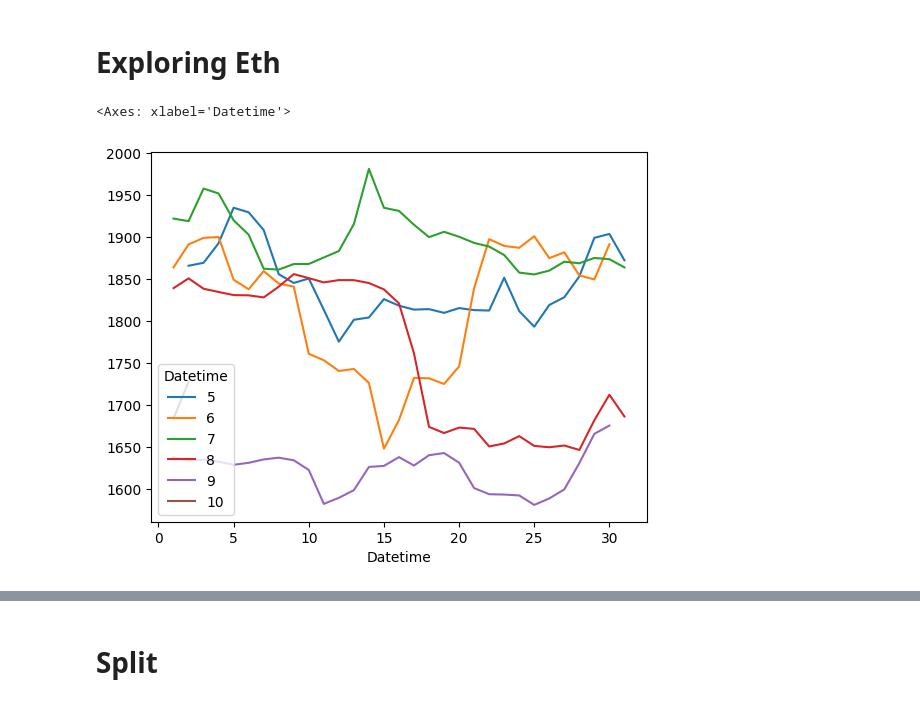
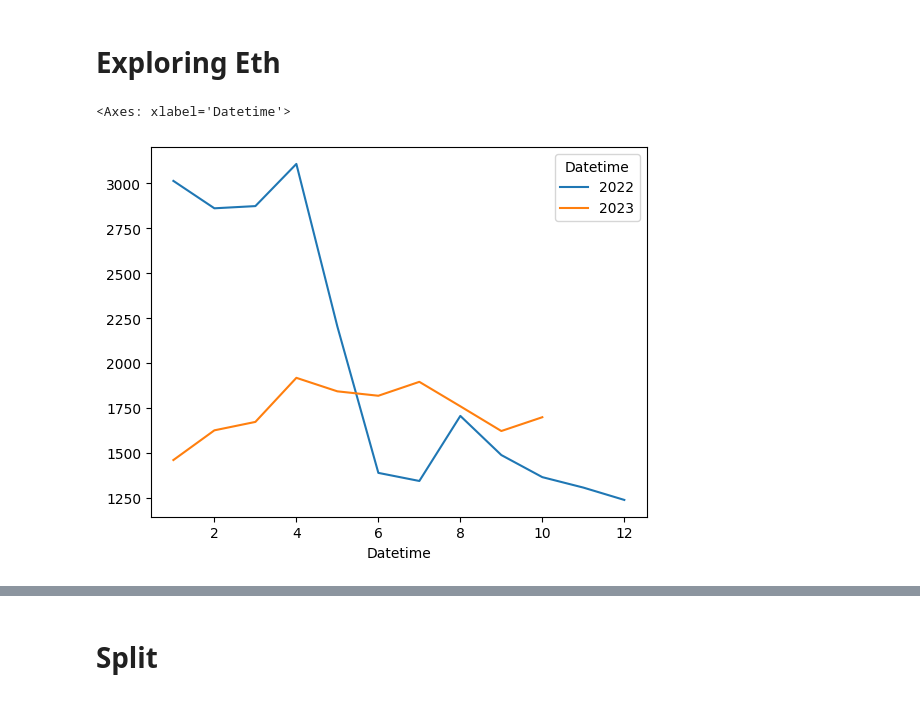
Before and after one commit to jeremiah-toribio/ethy-prophet, a Jupyter notebook: eth.ipynb, the cells around one changed output, grey strips where cells are left out. Saved outputs shown, nothing was run; the diff lists cells and outputs as text; code cells hidden in the pictures.

```diff
--- a/eth.ipynb
+++ b/eth.ipynb
@@ -51,4 +61,4 @@ pd.DataFrame([eth_usd.info]).T.reset_index()
 | 42 | messageBoardId | finmb_ETH_CCC |
 | 43 | trailingPegRatio | None |
 # %%
-eth = eth_usd.history(period='5mo',interval='1h')
+eth = eth_usd.history(period='21mo',interval='1h')
@@ -75,7 +72,7 @@ y = eth.close
 # %% [markdown]
 # Exploring Eth
 # %%
-eth.groupby([eth.index.day,eth.index.month])['close'].mean().unstack().plot()
+eth.groupby([eth.index.month,eth.index.year])['close'].mean().unstack().plot()
 # %% [output]
 <Axes: xlabel='Datetime'>
-[figure, old version]
+[figure, new version]
```
Also changed, not shown: parts of 42 cells of this notebook.
